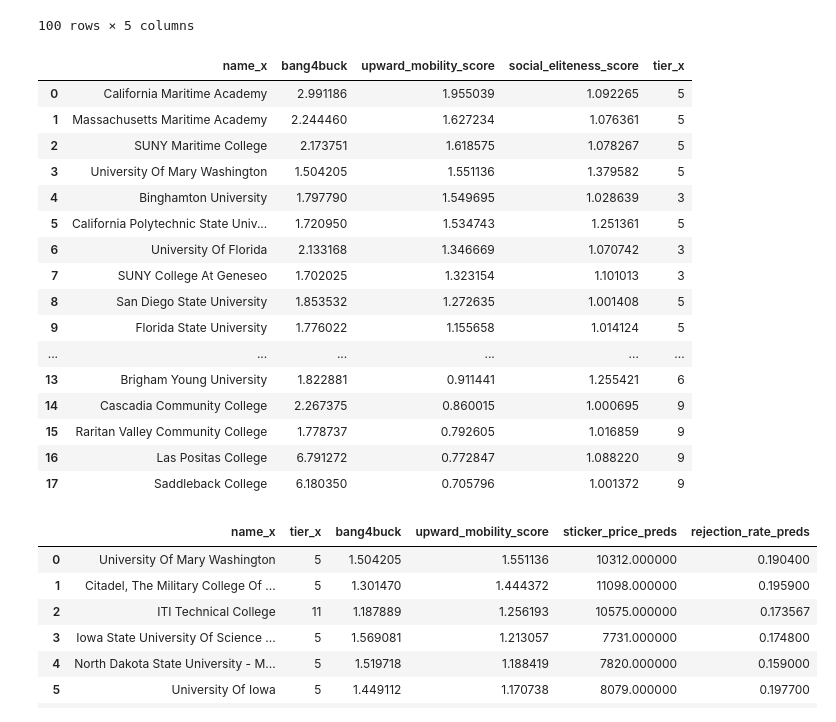
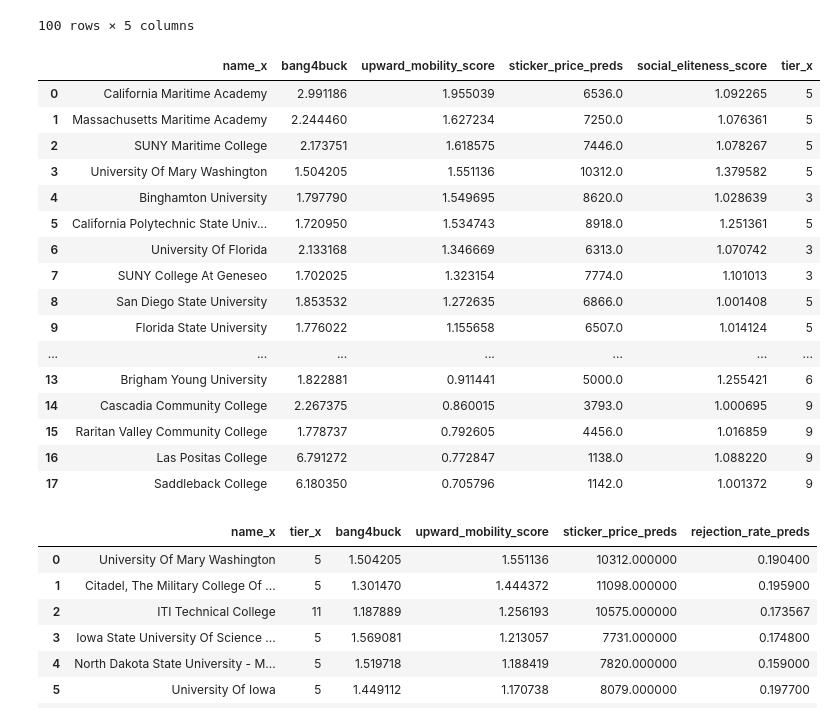
Before and after one commit to SenorTodoPositivo/GA-FINAL-PROJECT---Equality-of-Upward-Mobility-Project, a Jupyter notebook: Equality of Opportunity - Identifying Stars & Outliers.ipynb, the cells around one changed output. Drawn from its saved outputs; the diff is of its cells as text; code cells hidden in the pictures.

```diff
--- a/Equality of Opportunity - Identifying Stars & Outliers.ipynb
+++ b/Equality of Opportunity - Identifying Stars & Outliers.ipynb
@@ -211,29 +211,29 @@ sql.read_sql("""SELECT name_x, bang4buck, upward_mobility_score, tier_x, sticker
 100 rows × 5 columns
 # %%
 #Check out good bang 4 buck and socially elite schools
-sql.read_sql("""SELECT name_x, bang4buck, upward_mobility_score, social_eliteness_score, tier_x
+sql.read_sql("""SELECT name_x, bang4buck, upward_mobility_score, sticker_price_preds, social_eliteness_score, tier_x
                 FROM um_table
                 WHERE bang4buck > 1.5 and social_eliteness_score > 1
                 ORDER BY upward_mobility_score desc
                 LIMIT 50""", con=conn)
 # %% [output]
-|  | name_x | bang4buck | upward_mobility_score | social_eliteness_score | tier_x |
-| 0 | California Maritime Academy | 2.991186 | 1.955039 | 1.092265 | 5 |
-| 1 | Massachusetts Maritime Academy | 2.244460 | 1.627234 | 1.076361 | 5 |
-| 2 | SUNY Maritime College | 2.173751 | 1.618575 | 1.078267 | 5 |
-| 3 | University Of Mary Washington | 1.504205 | 1.551136 | 1.379582 | 5 |
-| 4 | Binghamton University | 1.797790 | 1.549695 | 1.028639 | 3 |
-| 5 | California Polytechnic State Univ... | 1.720950 | 1.534743 | 1.251361 | 5 |
-| 6 | University Of Florida | 2.133168 | 1.346669 | 1.070742 | 3 |
-| 7 | SUNY College At Geneseo | 1.702025 | 1.323154 | 1.101013 | 3 |
-| 8 | San Diego State University | 1.853532 | 1.272635 | 1.001408 | 5 |
-| 9 | Florida State University | 1.776022 | 1.155658 | 1.014124 | 5 |
-| ... | ... | ... | ... | ... | ... |
-| 13 | Brigham Young University | 1.822881 | 0.911441 | 1.255421 | 6 |
-| 14 | Cascadia Community College | 2.267375 | 0.860015 | 1.000695 | 9 |
-| 15 | Raritan Valley Community College | 1.778737 | 0.792605 | 1.016859 | 9 |
-| 16 | Las Positas College | 6.791272 | 0.772847 | 1.088220 | 9 |
-| 17 | Saddleback College | 6.180350 | 0.705796 | 1.001372 | 9 |
+|  | name_x | bang4buck | upward_mobility_score | sticker_price_preds | social_eliteness_score | tier_x |
+| 0 | California Maritime Academy | 2.991186 | 1.955039 | 6536.0 | 1.092265 | 5 |
+| 1 | Massachusetts Maritime Academy | 2.244460 | 1.627234 | 7250.0 | 1.076361 | 5 |
+| 2 | SUNY Maritime College | 2.173751 | 1.618575 | 7446.0 | 1.078267 | 5 |
+| 3 | University Of Mary Washington | 1.504205 | 1.551136 | 10312.0 | 1.379582 | 5 |
+| 4 | Binghamton University | 1.797790 | 1.549695 | 8620.0 | 1.028639 | 3 |
+| 5 | California Polytechnic State Univ... | 1.720950 | 1.534743 | 8918.0 | 1.251361 | 5 |
+| 6 | University Of Florida | 2.133168 | 1.346669 | 6313.0 | 1.070742 | 3 |
+| 7 | SUNY College At Geneseo | 1.702025 | 1.323154 | 7774.0 | 1.101013 | 3 |
+| 8 | San Diego State University | 1.853532 | 1.272635 | 6866.0 | 1.001408 | 5 |
+| 9 | Florida State University | 1.776022 | 1.155658 | 6507.0 | 1.014124 | 5 |
+| ... | ... | ... | ... | ... | ... | ... |
+| 13 | Brigham Young University | 1.822881 | 0.911441 | 5000.0 | 1.255421 | 6 |
+| 14 | Cascadia Community College | 2.267375 | 0.860015 | 3793.0 | 1.000695 | 9 |
+| 15 | Raritan Valley Community College | 1.778737 | 0.792605 | 4456.0 | 1.016859 | 9 |
+| 16 | Las Positas College | 6.791272 | 0.772847 | 1138.0 | 1.088220 | 9 |
+| 17 | Saddleback College | 6.180350 | 0.705796 | 1142.0 | 1.001372 | 9 |
 # %%
 #Let's look at relative selectivity and find schools that do a good job despite being non-selective (anybody can gain entry)
 
```
Also changed, not shown: parts of 3 cells of this notebook.
